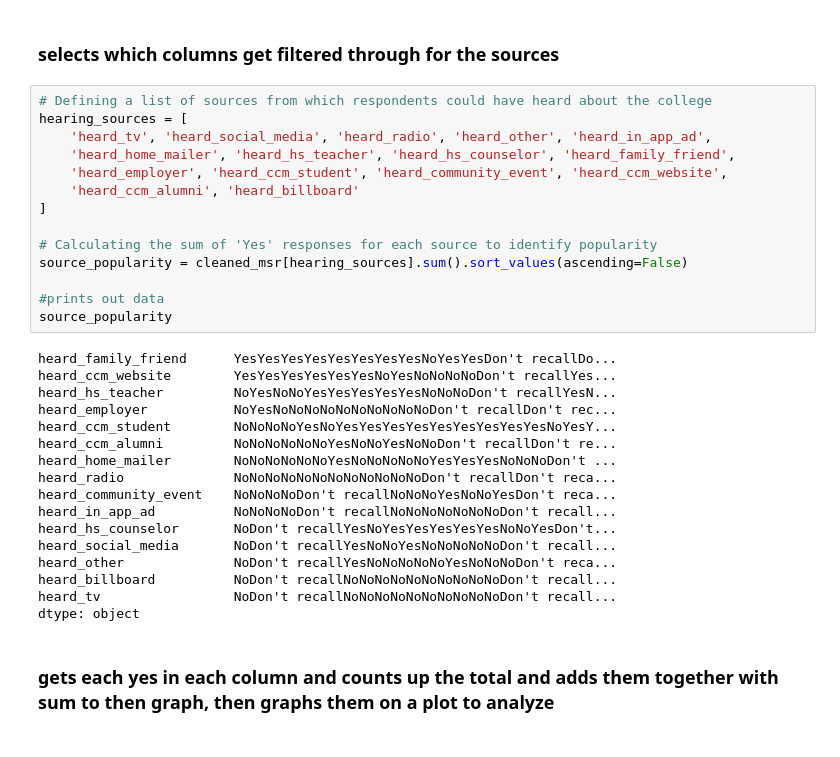
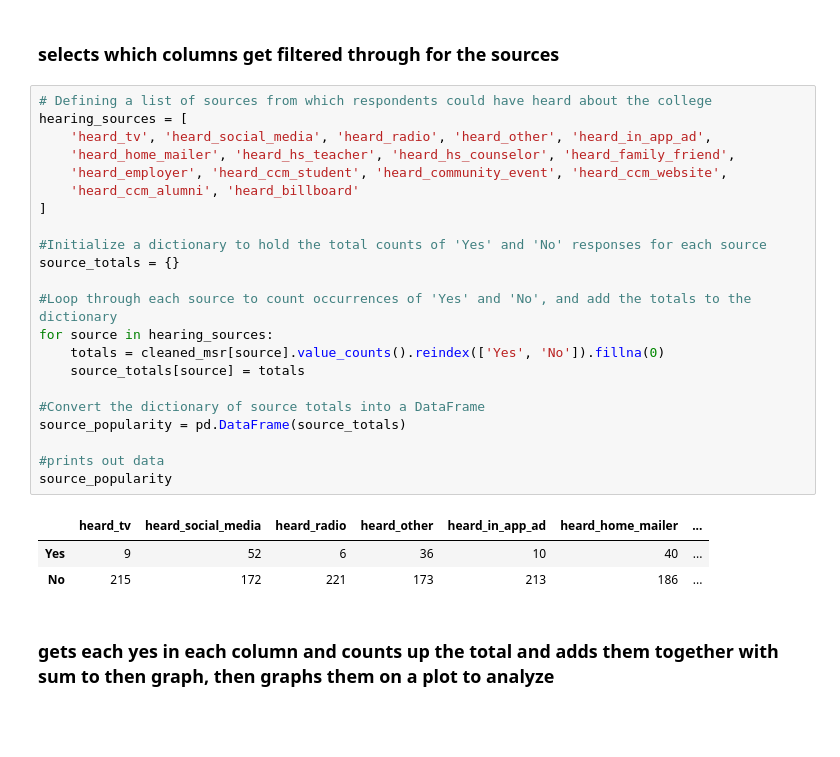
Before and after one commit to jolivercodes/College-Recruitment-Improvement-Study, a Jupyter notebook: Data Analysis and Visualization.ipynb, the cells around one changed output. Cells and saved outputs as stored; diff of their text form.

Commit message:
Fixed up the code a little bit with the comments and made a few other small changes to make the plots and tables more uniform

```diff
--- a/Data Analysis and Visualization.ipynb
+++ b/Data Analysis and Visualization.ipynb
@@ -283,34 +283,29 @@ plt.show()
 # %%
 # Defining a list of sources from which respondents could have heard about the college
 hearing_sources = [
     'heard_tv', 'heard_social_media', 'heard_radio', 'heard_other', 'heard_in_app_ad',
     'heard_home_mailer', 'heard_hs_teacher', 'heard_hs_counselor', 'heard_family_friend',
     'heard_employer', 'heard_ccm_student', 'heard_community_event', 'heard_ccm_website',
     'heard_ccm_alumni', 'heard_billboard'
 ]
 
-# Calculating the sum of 'Yes' responses for each source to identify popularity
-source_popularity = cleaned_msr[hearing_sources].sum().sort_values(ascending=False)
+#Initialize a dictionary to hold the total counts of 'Yes' and 'No' responses for each source
+source_totals = {}
+
+#Loop through each source to count occurrences of 'Yes' and 'No', and add the totals to the dictionary
+for source in hearing_sources:
+    totals = cleaned_msr[source].value_counts().reindex(['Yes', 'No']).fillna(0)
+    source_totals[source] = totals
+
+#Convert the dictionary of source totals into a DataFrame
+source_popularity = pd.DataFrame(source_totals)
 
 #prints out data
 source_popularity
 # %% [output]
-heard_family_friend      YesYesYesYesYesYesYesYesNoYesYesDon't recallDo...
-heard_ccm_website        YesYesYesYesYesYesNoYesNoNoNoNoDon't recallYes...
-heard_hs_teacher         NoYesNoNoYesYesYesYesYesNoNoNoDon't recallYesN...
-heard_employer           NoYesNoNoNoNoNoNoNoNoNoNoDon't recallDon't rec...
-heard_ccm_student        NoNoNoNoYesNoYesYesYesYesYesYesYesYesYesNoYesY...
-heard_ccm_alumni         NoNoNoNoNoNoYesNoNoYesNoNoDon't recallDon't re...
-heard_home_mailer        NoNoNoNoNoNoYesNoNoNoNoNoYesYesYesNoNoNoDon't ...
-heard_radio              NoNoNoNoNoNoNoNoNoNoNoNoDon't recallDon't reca...
-heard_community_event    NoNoNoNoDon't recallNoNoNoYesNoNoYesDon't reca...
-heard_in_app_ad          NoNoNoNoDon't recallNoNoNoNoNoNoNoDon't recall...
-heard_hs_counselor       NoDon't recallYesNoYesYesYesYesYesNoNoYesDon't...
-heard_social_media       NoDon't recallYesNoNoYesNoNoNoNoNoDon't recall...
-heard_other              NoDon't recallYesNoNoNoNoNoYesNoNoNoDon't reca...
-heard_billboard          NoDon't recallNoNoNoNoNoNoNoNoNoNoDon't recall...
-heard_tv                 NoDon't recallNoNoNoNoNoNoNoNoNoNoDon't recall...
-dtype: object
+|  | heard_tv | heard_social_media | heard_radio | heard_other | heard_in_app_ad | heard_home_mailer | ... |
+| Yes | 9 | 52 | 6 | 36 | 10 | 40 | ... |
+| No | 215 | 172 | 221 | 173 | 213 | 186 | ... |
 # %% [markdown]
 ### gets each yes in each column and counts up the total and adds them together with sum to then graph, then graphs them on a plot to analyze
 
```
